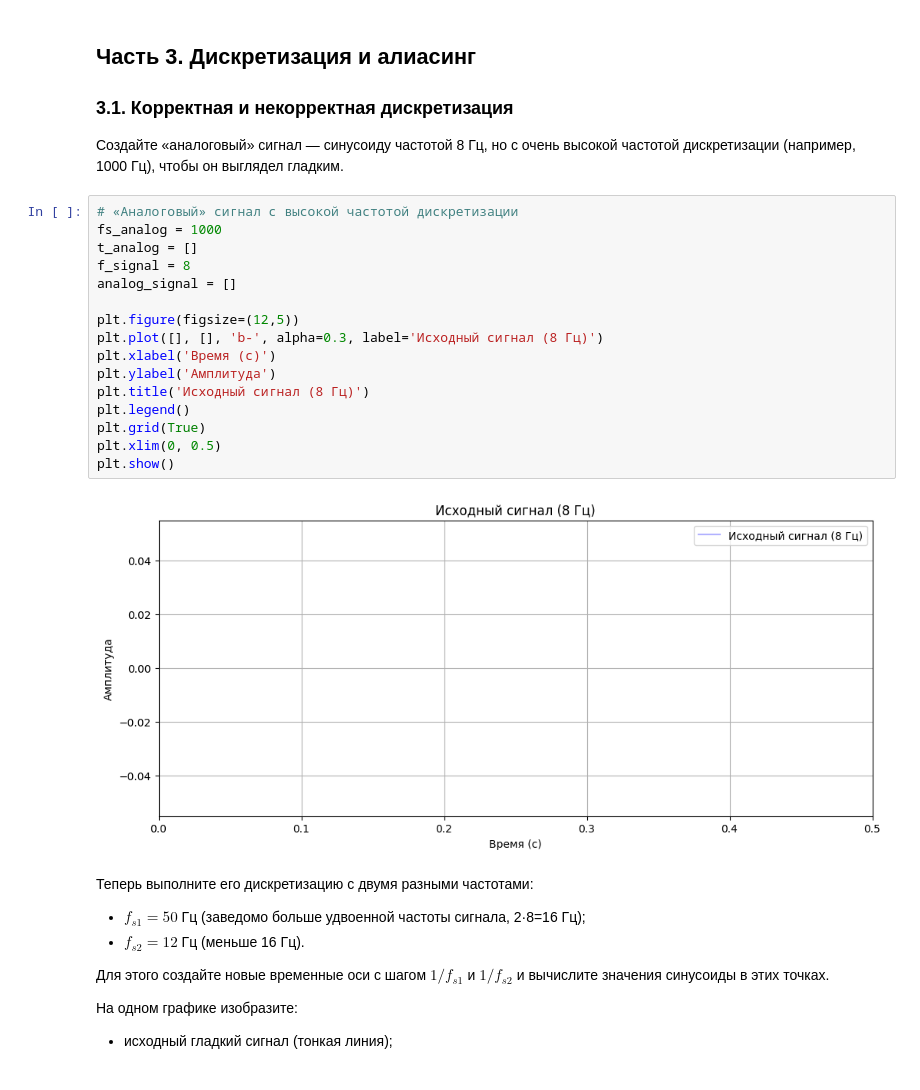
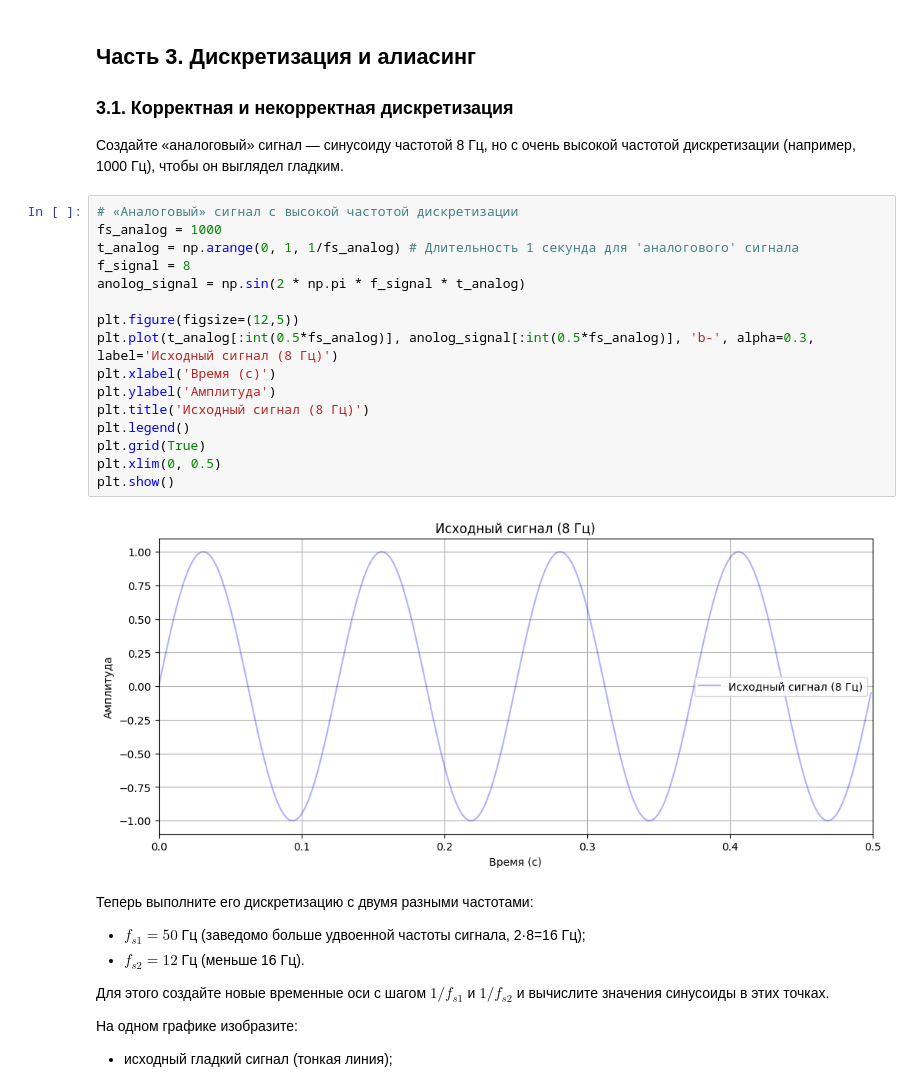
Before and after one commit to userskins/dsp-seminars-gusev-da, a Jupyter notebook: seminars/1.ipynb, the cells around one changed output. Drawn from its saved outputs; the diff is of its cells as text.

```diff
--- a/seminars/1.ipynb
+++ b/seminars/1.ipynb
@@ -188,21 +198,21 @@ plt.show()
 # %%
 # «Аналоговый» сигнал с высокой частотой дискретизации
 fs_analog = 1000
-t_analog = []
+t_analog = np.arange(0, 1, 1/fs_analog) # Длительность 1 секунда для 'аналогового' сигнала
 f_signal = 8
-analog_signal = []
+anolog_signal = np.sin(2 * np.pi * f_signal * t_analog)
 
 plt.figure(figsize=(12,5))
-plt.plot([], [], 'b-', alpha=0.3, label='Исходный сигнал (8 Гц)')
+plt.plot(t_analog[:int(0.5*fs_analog)], anolog_signal[:int(0.5*fs_analog)], 'b-', alpha=0.3, label='Исходный сигнал (8 Гц)')
 plt.xlabel('Время (с)')
 plt.ylabel('Амплитуда')
 plt.title('Исходный сигнал (8 Гц)')
 plt.legend()
 plt.grid(True)
 plt.xlim(0, 0.5)
 plt.show()
 # %% [output]
-[figure, old version]
+[figure, new version]
 # %% [markdown]
 Теперь выполните его дискретизацию с двумя разными частотами:
 - $f_{s1} = 50$ Гц (заведомо больше удвоенной частоты сигнала, 2·8=16 Гц);
```
Also changed, not shown: parts of 10 cells of this notebook.
